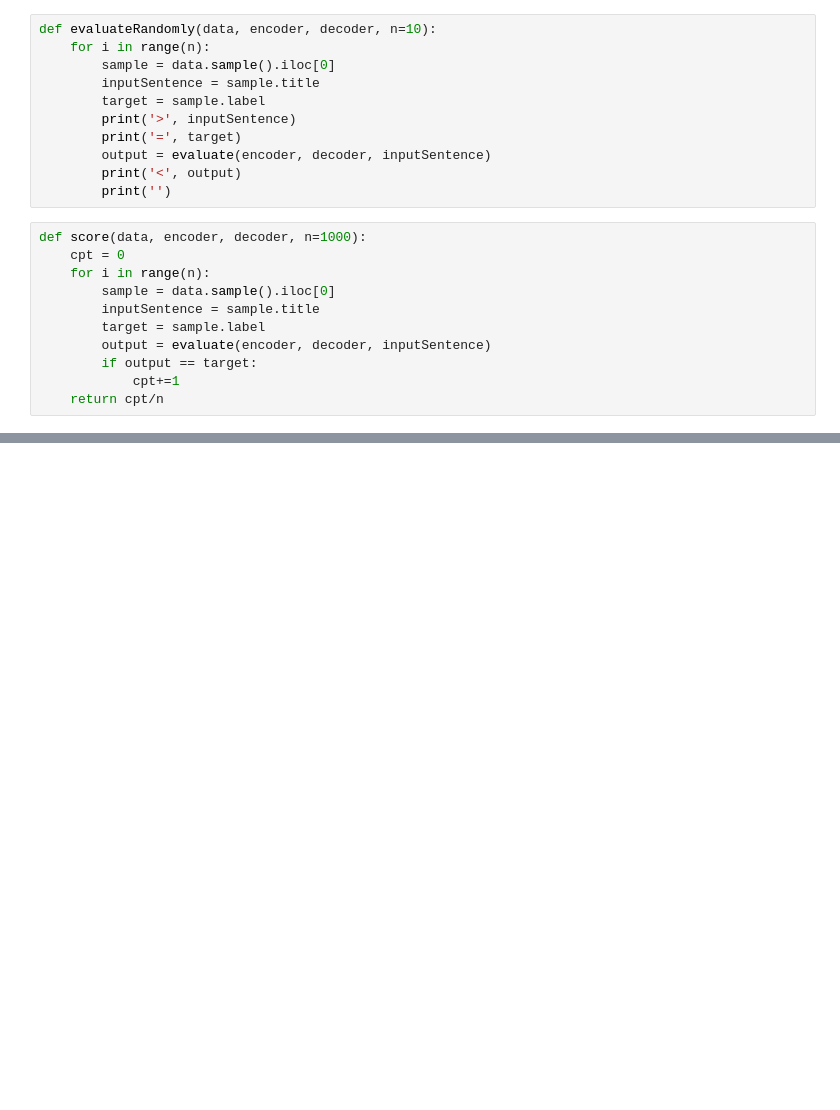
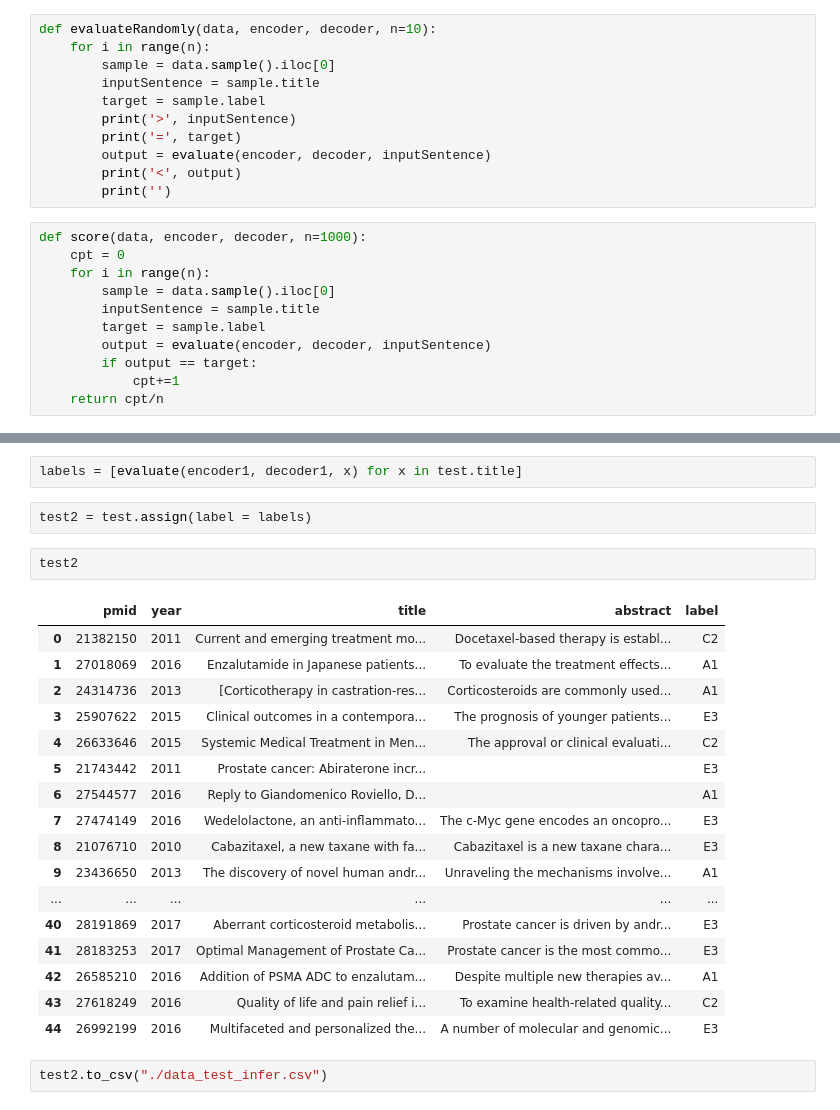
Before and after one commit to Benlog/jobs, a Jupyter notebook: Seq2Class/seq2class.ipynb, the cells around one changed output, grey strips where cells are left out. Cells and saved outputs as stored; diff of their text form; blank space fills up the shorter version.

```diff
--- a/Seq2Class/seq2class.ipynb
+++ b/Seq2Class/seq2class.ipynb
@@ -332,0 +343,26 @@ print(score(train1, encoder1, decoder1),score(train2, encoder1, decoder1))
+# %%
+labels = [evaluate(encoder1, decoder1, x) for x in test.title]
+# %%
+test2 = test.assign(label = labels)
+# %%
+test2
+# %% [output]
+|  | pmid | year | title | abstract | label |
+| 0 | 21382150 | 2011 | Current and emerging treatment mo... | Docetaxel-based therapy is establ... | C2 |
+| 1 | 27018069 | 2016 | Enzalutamide in Japanese patients... | To evaluate the treatment effects... | A1 |
+| 2 | 24314736 | 2013 | [Corticotherapy in castration-res... | Corticosteroids are commonly used... | A1 |
+| 3 | 25907622 | 2015 | Clinical outcomes in a contempora... | The prognosis of younger patients... | E3 |
+| 4 | 26633646 | 2015 | Systemic Medical Treatment in Men... | The approval or clinical evaluati... | C2 |
+| 5 | 21743442 | 2011 | Prostate cancer: Abiraterone incr... |  | E3 |
+| 6 | 27544577 | 2016 | Reply to Giandomenico Roviello, D... |  | A1 |
+| 7 | 27474149 | 2016 | Wedelolactone, an anti-inflammato... | The c-Myc gene encodes an oncopro... | E3 |
+| 8 | 21076710 | 2010 | Cabazitaxel, a new taxane with fa... | Cabazitaxel is a new taxane chara... | E3 |
+| 9 | 23436650 | 2013 | The discovery of novel human andr... | Unraveling the mechanisms involve... | A1 |
+| ... | ... | ... | ... | ... | ... |
+| 40 | 28191869 | 2017 | Aberrant corticosteroid metabolis... | Prostate cancer is driven by andr... | E3 |
+| 41 | 28183253 | 2017 | Optimal Management of Prostate Ca... | Prostate cancer is the most commo... | E3 |
+| 42 | 26585210 | 2016 | Addition of PSMA ADC to enzalutam... | Despite multiple new therapies av... | A1 |
+| 43 | 27618249 | 2016 | Quality of life and pain relief i... | To examine health-related quality... | C2 |
+| 44 | 26992199 | 2016 | Multifaceted and personalized the... | A number of molecular and genomic... | E3 |
+# %%
+test2.to_csv("./data_test_infer.csv")
```
Also changed, not shown: parts of 4 cells of this notebook, 2 other files.
